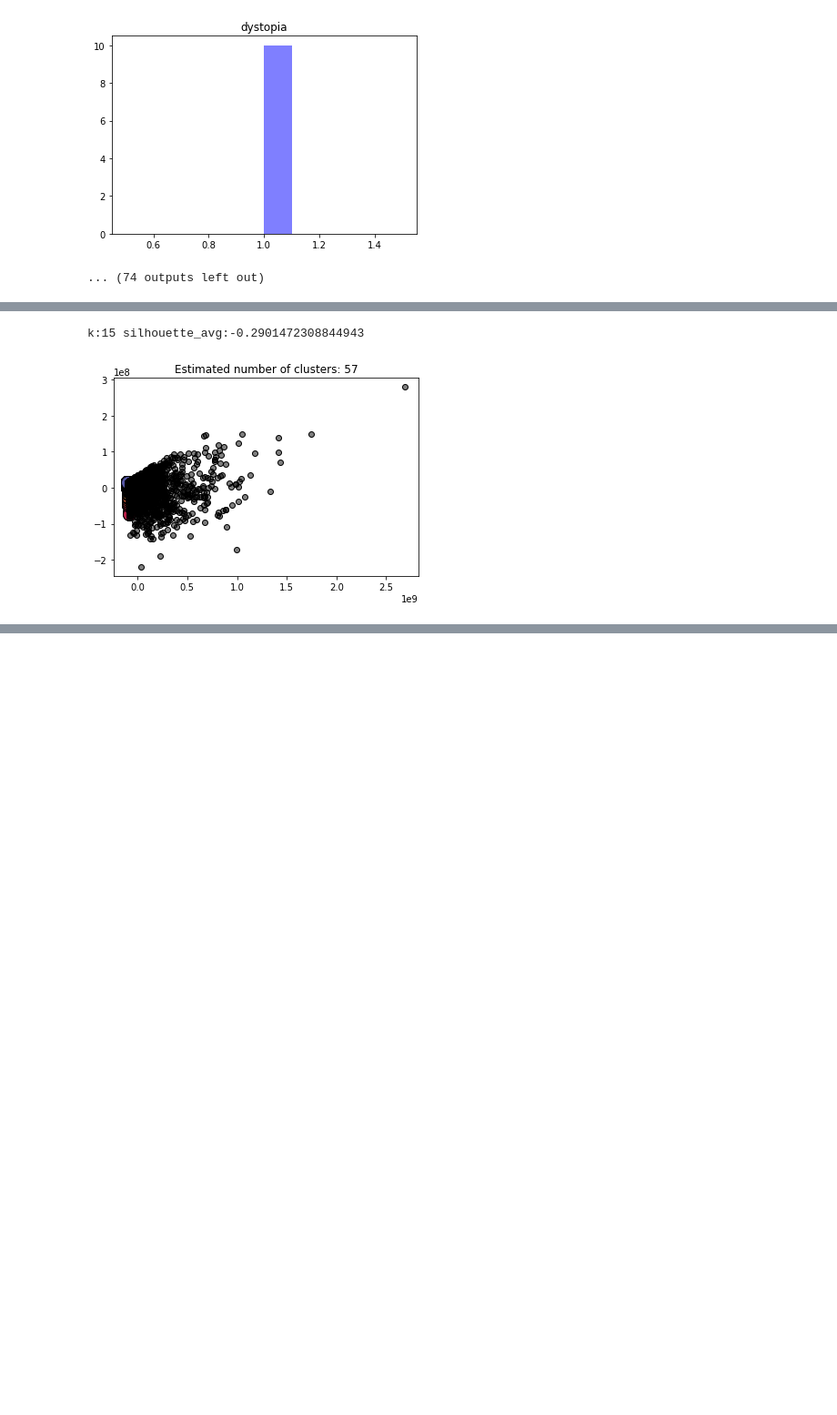
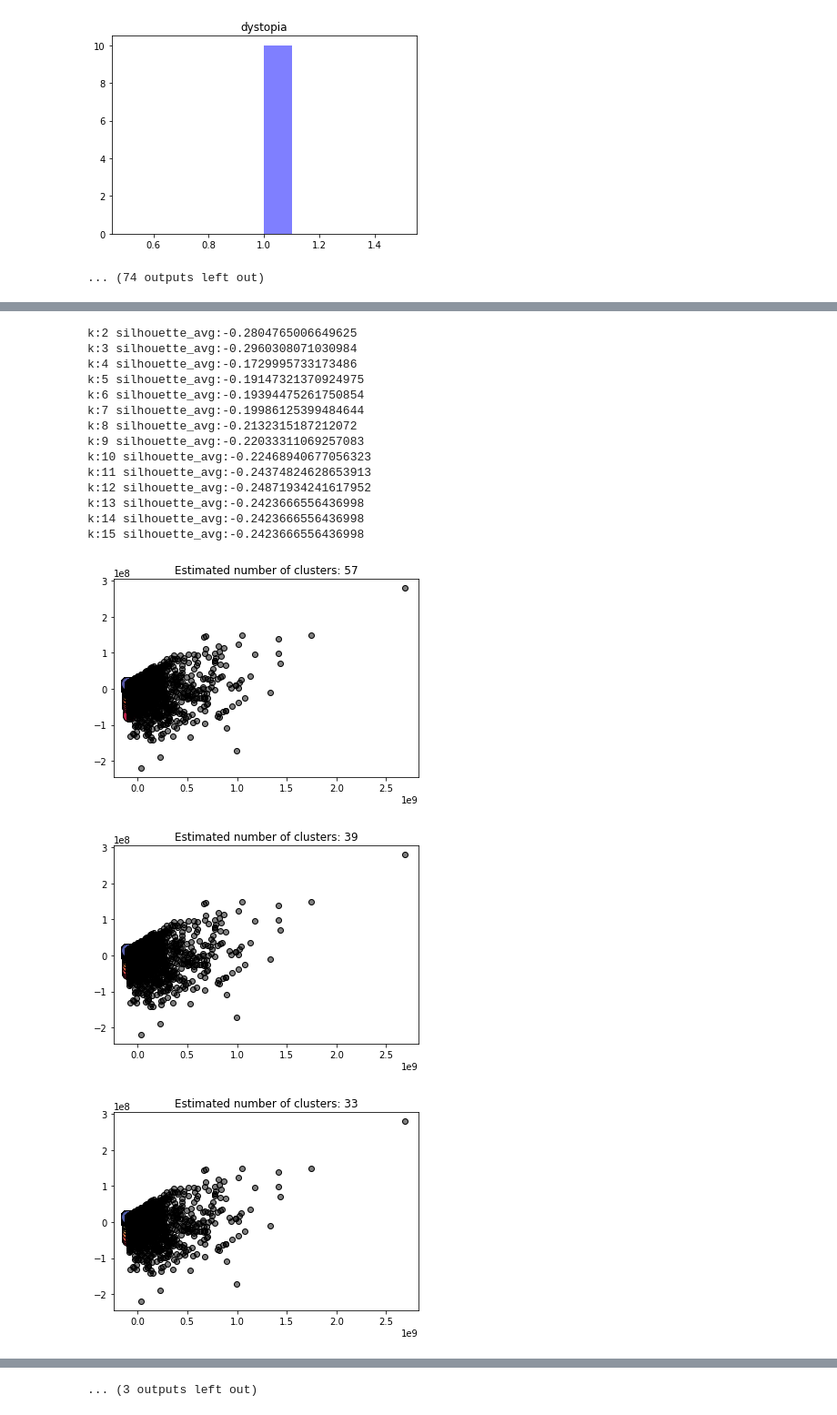
Before and after one commit to oliveirasWell/am-t2-5000-movie-dataset, a Jupyter notebook: main.ipynb, the cells around one changed output, grey strips where cells are left out. Shown at 91% size. Saved outputs shown, nothing was run; the diff lists cells and outputs as text; code cells hidden in the pictures; blank space fills up the shorter version.

```diff
--- a/main.ipynb
+++ b/main.ipynb
@@ -337,7 +358,6 @@ k:15 silhouette_avg:0.41176032853233835
 # %%
-# for k in range(2, 16):
-if True:
-    dbscan = DBSCAN(eps=0.1, min_samples=2)
+for k in range(2, 16):
+    dbscan = DBSCAN(eps=0.1+k/20, min_samples=k)
     db = dbscan.fit(reduced_data)
     core_samples_mask = pd.np.zeros_like(db.labels_, dtype=bool)
     core_samples_mask[db.core_sample_indices_] = True
@@ -349,31 +369,46 @@ if True:
     n_clusters_ = len(set(labels)) - (1 if -1 in labels else 0)
     n_noise_ = list(labels).count(-1)
 
     # #############################################################################
     # Plot result
     import matplotlib.pyplot as plt
 
     # Black removed and is used for noise instead.
     unique_labels = set(labels)
     colors = [plt.cm.Spectral(each)
               for each in pd.np.linspace(0, 1, len(unique_labels))]
     for k, col in zip(unique_labels, colors):
         if k == -1:
             # Black used for noise.
             col = [0, 0, 0, 0.5]
 
         class_member_mask = (labels == k)
 
         xy = reduced_data[class_member_mask & core_samples_mask]
         plt.plot(xy[:, 0], xy[:, 1], 'o', markerfacecolor=tuple(col),
                  markeredgecolor='k', markersize=14)
 
         xy = reduced_data[class_member_mask & ~core_samples_mask]
         plt.plot(xy[:, 0], xy[:, 1], 'o', markerfacecolor=tuple(col),
                  markeredgecolor='k', markersize=6)
 
     plt.title('Estimated number of clusters: %d' % n_clusters_)
     plt.show()
 # %% [output]
-k:15 silhouette_avg:-0.2901472308844943
+k:2 silhouette_avg:-0.2804765006649625
+k:3 silhouette_avg:-0.2960308071030984
+k:4 silhouette_avg:-0.1729995733173486
+k:5 silhouette_avg:-0.19147321370924975
+k:6 silhouette_avg:-0.19394475261750854
+k:7 silhouette_avg:-0.19986125399484644
+k:8 silhouette_avg:-0.2132315187212072
+k:9 silhouette_avg:-0.22033311069257083
+k:10 silhouette_avg:-0.22468940677056323
+k:11 silhouette_avg:-0.24374824628653913
+k:12 silhouette_avg:-0.24871934241617952
+k:13 silhouette_avg:-0.2423666556436998
+k:14 silhouette_avg:-0.2423666556436998
+k:15 silhouette_avg:-0.2423666556436998
 [figure]
+[figure, added]
+[figure, added]
@@ -379,0 +423 @@ k:15 silhouette_avg:-0.2901472308844943
+... (3 outputs left out)
```
Also changed, not shown: parts of 37 cells of this notebook, 1 other file.
